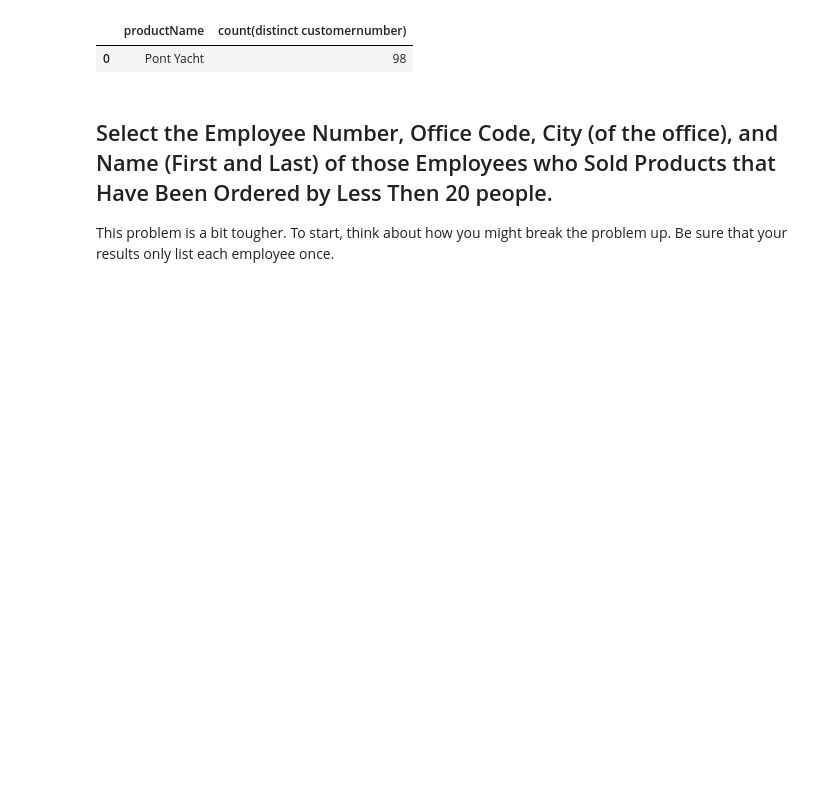
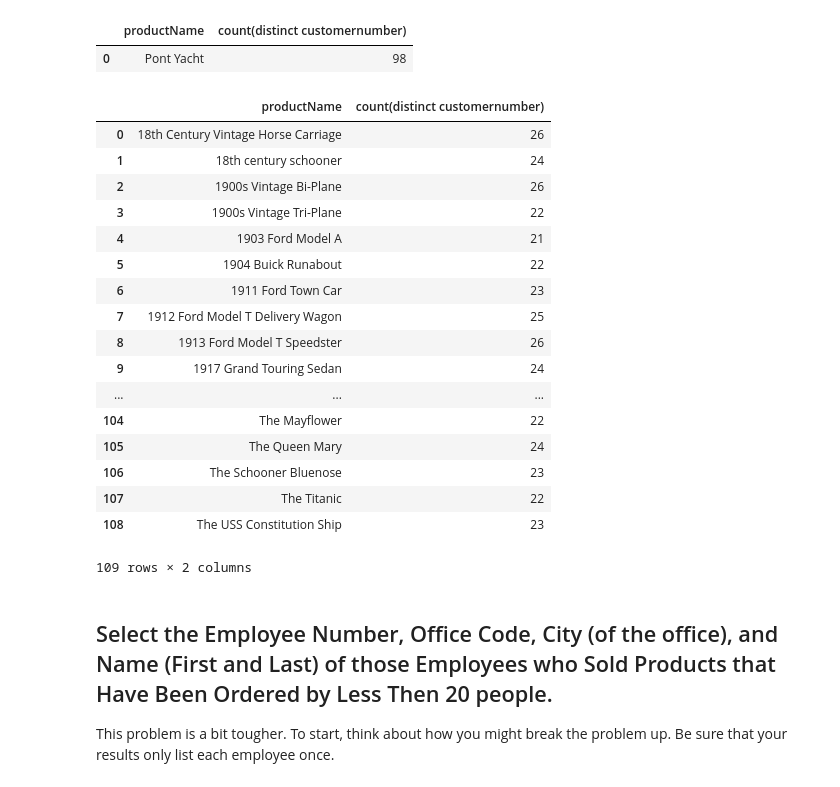
Before and after one commit to garywheeler24/dsc-sql-subqueries-lab-atlanta-ds-062419, a Jupyter notebook: index.ipynb, the cells around one changed output. Saved outputs shown, nothing was run; the diff lists cells and outputs as text; code cells hidden in the pictures; blank space fills up the shorter version.

```diff
--- a/index.ipynb
+++ b/index.ipynb
@@ -120,6 +120,37 @@ df#Your code here
 # %% [output]
 |  | productName | count(distinct customernumber) |
 | 0 | Pont Yacht | 98 |
+# %%
+c.execute("""SELECT productname, count(distinct customernumber)
+                FROM products
+                JOIN orderdetails
+                USING (productcode)
+                JOIN orders
+                USING (ordernumber)
+                group by 1""")
+
+df = pd.DataFrame(c.fetchall())
+df.columns = [x[0] for x in c.description]
+df#Your code here
+# %% [output]
+|  | productName | count(distinct customernumber) |
+| 0 | 18th Century Vintage Horse Carriage | 26 |
+| 1 | 18th century schooner | 24 |
+| 2 | 1900s Vintage Bi-Plane | 26 |
+| 3 | 1900s Vintage Tri-Plane | 22 |
+| 4 | 1903 Ford Model A | 21 |
+| 5 | 1904 Buick Runabout | 22 |
+| 6 | 1911 Ford Town Car | 23 |
+| 7 | 1912 Ford Model T Delivery Wagon | 25 |
+| 8 | 1913 Ford Model T Speedster | 26 |
+| 9 | 1917 Grand Touring Sedan | 24 |
+| ... | ... | ... |
+| 104 | The Mayflower | 22 |
+| 105 | The Queen Mary | 24 |
+| 106 | The Schooner Bluenose | 23 |
+| 107 | The Titanic | 22 |
+| 108 | The USS Constitution Ship | 23 |
+109 rows × 2 columns
 # %% [markdown]
 ## Select the Employee Number, Office Code, City (of the office), and Name (First and Last) of those Employees who Sold Products that Have Been Ordered by Less Then 20 people.
 
```
